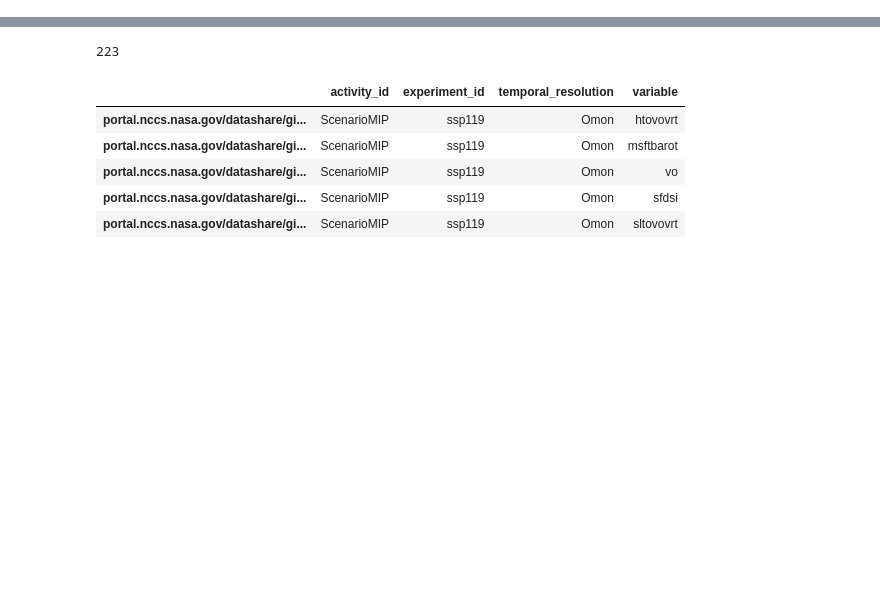
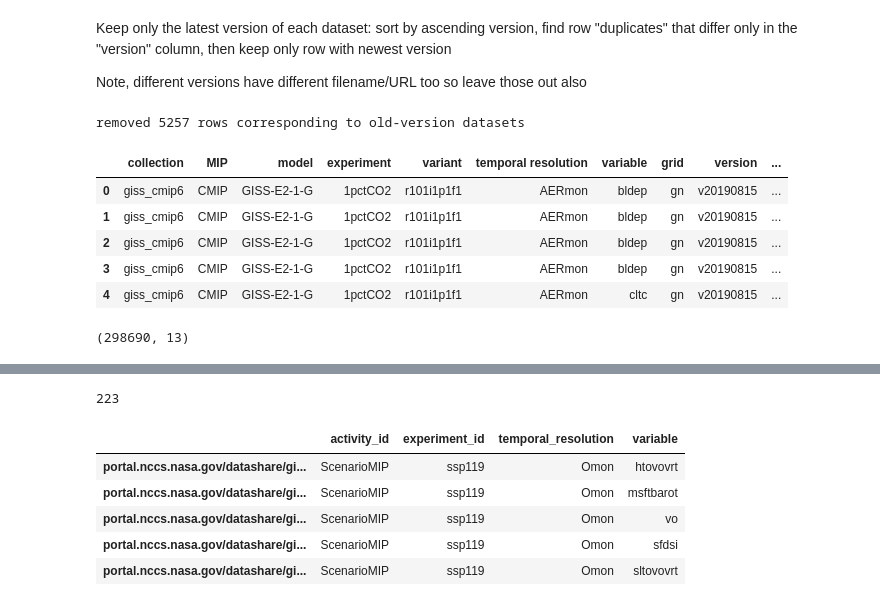
Before and after one commit to mhendri/climate_pal, a Jupyter notebook: langchain_demo/pandas-debug.ipynb, the cells around one changed output, grey strips where cells are left out. Saved outputs shown, nothing was run; the diff lists cells and outputs as text; code cells hidden in the pictures; blank space fills up the shorter version.

```diff
--- a/langchain_demo/pandas-debug.ipynb
+++ b/langchain_demo/pandas-debug.ipynb
@@ -2,0 +33,48 @@
+# %% [markdown]
+Keep only the latest version of each dataset: sort by ascending version, find row "duplicates" that differ only in the "version" column, then keep only row with newest version
+
+Note, different versions have different filename/URL too so leave those out also
+# %%
+oldn = df.shape[0]
+df = df.sort_values(df.columns.to_list(), ascending=True).drop_duplicates(
+    subset=set(df.columns.to_list())-set(['version', 'filename', 'URL']),
+    ignore_index=True, keep='last')
+print('removed', oldn-df.shape[0], 'rows corresponding to old-version datasets')
+df.head()
+# %% [output]
+removed 5257 rows corresponding to old-version datasets
+|  | collection | MIP | model | experiment | variant | temporal resolution | variable | grid | version | ... |
+| 0 | giss_cmip6 | CMIP | GISS-E2-1-G | 1pctCO2 | r101i1p1f1 | AERmon | bldep | gn | v20190815 | ... |
+| 1 | giss_cmip6 | CMIP | GISS-E2-1-G | 1pctCO2 | r101i1p1f1 | AERmon | bldep | gn | v20190815 | ... |
+| 2 | giss_cmip6 | CMIP | GISS-E2-1-G | 1pctCO2 | r101i1p1f1 | AERmon | bldep | gn | v20190815 | ... |
+| 3 | giss_cmip6 | CMIP | GISS-E2-1-G | 1pctCO2 | r101i1p1f1 | AERmon | bldep | gn | v20190815 | ... |
+| 4 | giss_cmip6 | CMIP | GISS-E2-1-G | 1pctCO2 | r101i1p1f1 | AERmon | cltc | gn | v20190815 | ... |
+# %%
+df['temporal resolution'].unique()
+defs_temporal = {
+    'AERmon': 'aerosols monthly (AERmon)',
+    'Amon': 'atmospheric monthly (Amon)',
+    'CFmon': 'cloud fraction monthly (CFmon)',
+    'Emon': 'radiation monthly (Emon)',
+    'EmonZ': 'EmonZ (EmonZ)',
+    'LImon': 'land ice monthly (LImon)',
+    'Lmon': 'land monthly (Lmon)',
+    'Omon': 'ocean monthly (Omon)',
+    'SImon': 'sea ice monthly (SImon)',
+    '6hrLev': '6-hourly data on model levels (6hrLev)',
+    '6hrPlev': '6-hourly data on pressure levels (6hrPlev)',
+    '6hrPlevPt': '6-hourly data on pressure levels at point locations (6hrPlevPt)',
+    'Eday': 'radiation daily (Eday)',
+    '3hr': 'three (3) hour (3hr)',
+    'CF3hr': 'CF three (3) hour (CF3hr)',
+    'CFday': 'cloud fraction daily (CFday)',
+    'E3hrPt': '3-hourly data at point locations (E3hrPt)',
+    'day': 'daily (day)',
+    'AERday': 'aerosols daily (AERday)',
+    'SIday': 'sea ice daily (SIday)',
+    'AERhr': 'aerosols hourly (AERhr)',
+}
+# df['temporal resolution'] = df.apply(lambda x: defs_temporal[x['temporal resolution']], axis=1)
+df.shape
+# %% [output]
+(298690, 13)
```
Also changed, not shown: parts of 24 cells of this notebook.
